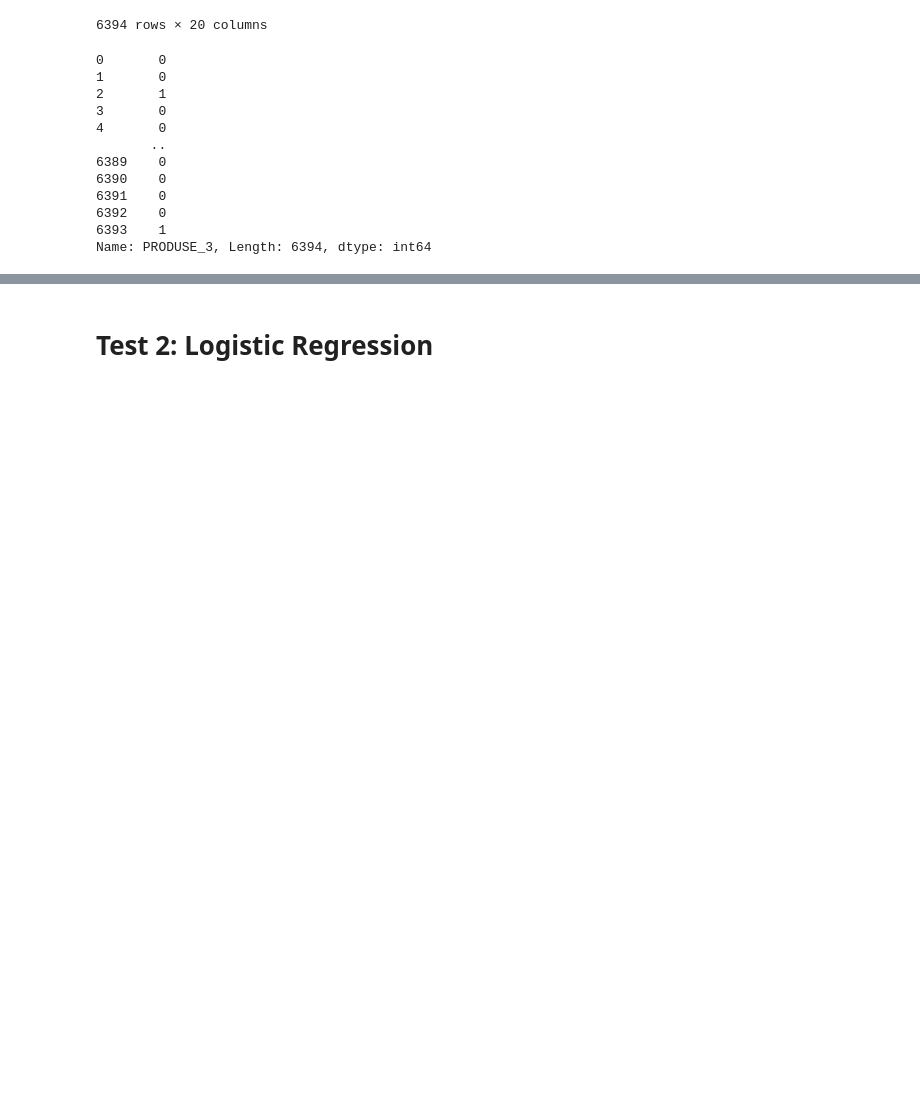
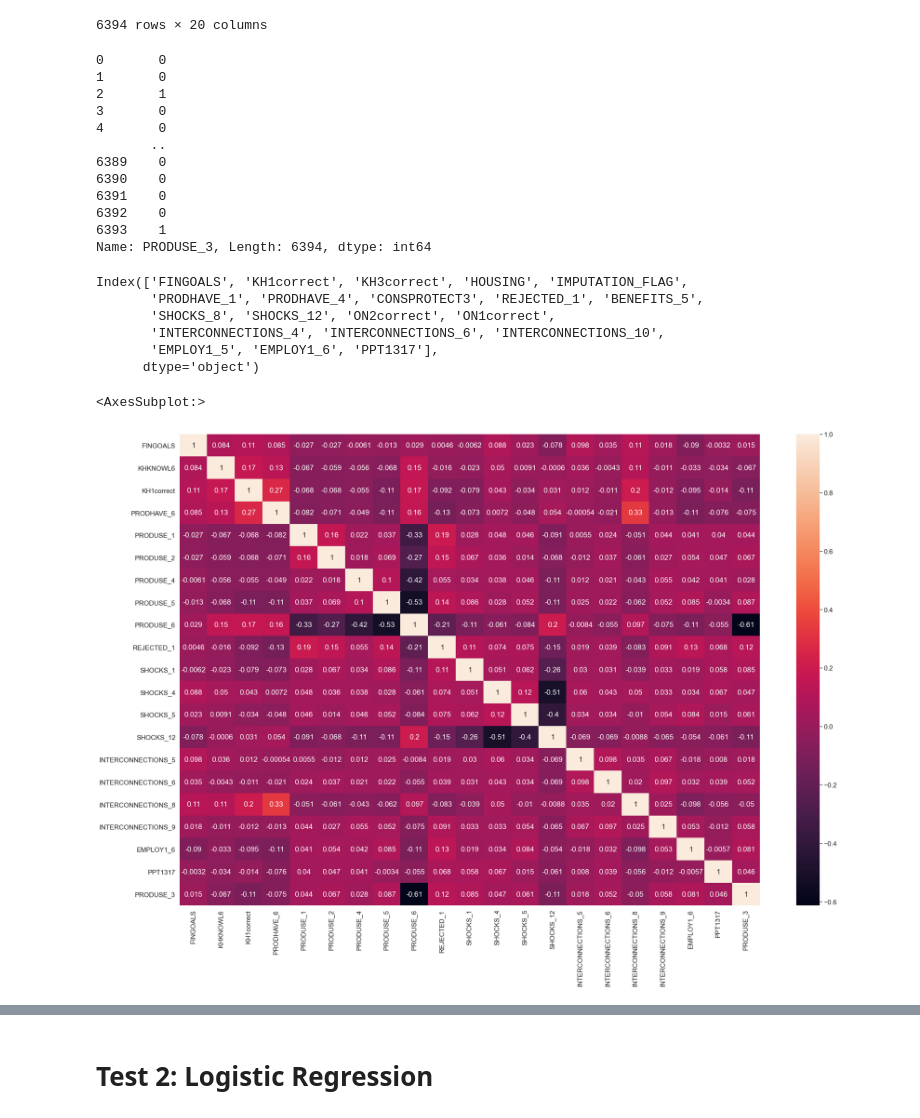
Before and after one commit to justintwoo/Mini-Project-1, a Jupyter notebook: Mini Project 3.ipynb, the cells around one changed output, grey strips where cells are left out. Drawn from its saved outputs; the diff is of its cells as text; code cells hidden in the pictures; blank space fills up the shorter version.

```diff
--- a/Mini Project 3.ipynb
+++ b/Mini Project 3.ipynb
@@ -115,6 +115,27 @@ target
 6392    0
 6393    1
 Name: PRODUSE_3, Length: 6394, dtype: int64
+# %%
+X.columns[rfe_selector.get_support()]
+# %% [output]
+Index(['FINGOALS', 'KH1correct', 'KH3correct', 'HOUSING', 'IMPUTATION_FLAG',
+       'PRODHAVE_1', 'PRODHAVE_4', 'CONSPROTECT3', 'REJECTED_1', 'BENEFITS_5',
+       'SHOCKS_8', 'SHOCKS_12', 'ON2correct', 'ON1correct',
+       'INTERCONNECTIONS_4', 'INTERCONNECTIONS_6', 'INTERCONNECTIONS_10',
+       'EMPLOY1_5', 'EMPLOY1_6', 'PPT1317'],
+      dtype='object')
+# %%
+# Heat Map of the data
+df_corr = df_data[['FINGOALS', 'KHKNOWL6', 'KH1correct', 'PRODHAVE_6', 'PRODUSE_1',
+       'PRODUSE_2', 'PRODUSE_4', 'PRODUSE_5', 'PRODUSE_6', 'REJECTED_1',
+       'SHOCKS_1', 'SHOCKS_4', 'SHOCKS_5', 'SHOCKS_12', 'INTERCONNECTIONS_5',
+       'INTERCONNECTIONS_6', 'INTERCONNECTIONS_8', 'INTERCONNECTIONS_9',
+       'EMPLOY1_6', 'PPT1317','PRODUSE_3']]
+plt.figure(figsize = (30,20))
+sns.heatmap(df_corr.corr(), annot = True)
+# %% [output]
+<AxesSubplot:>
+[figure, added]
 # %%
 X_train, X_test, y_train, y_test = train_test_split(features, target, random_state = 0, test_size = 0.2)
 # %%
```
Also changed, not shown: parts of 11 cells of this notebook.
